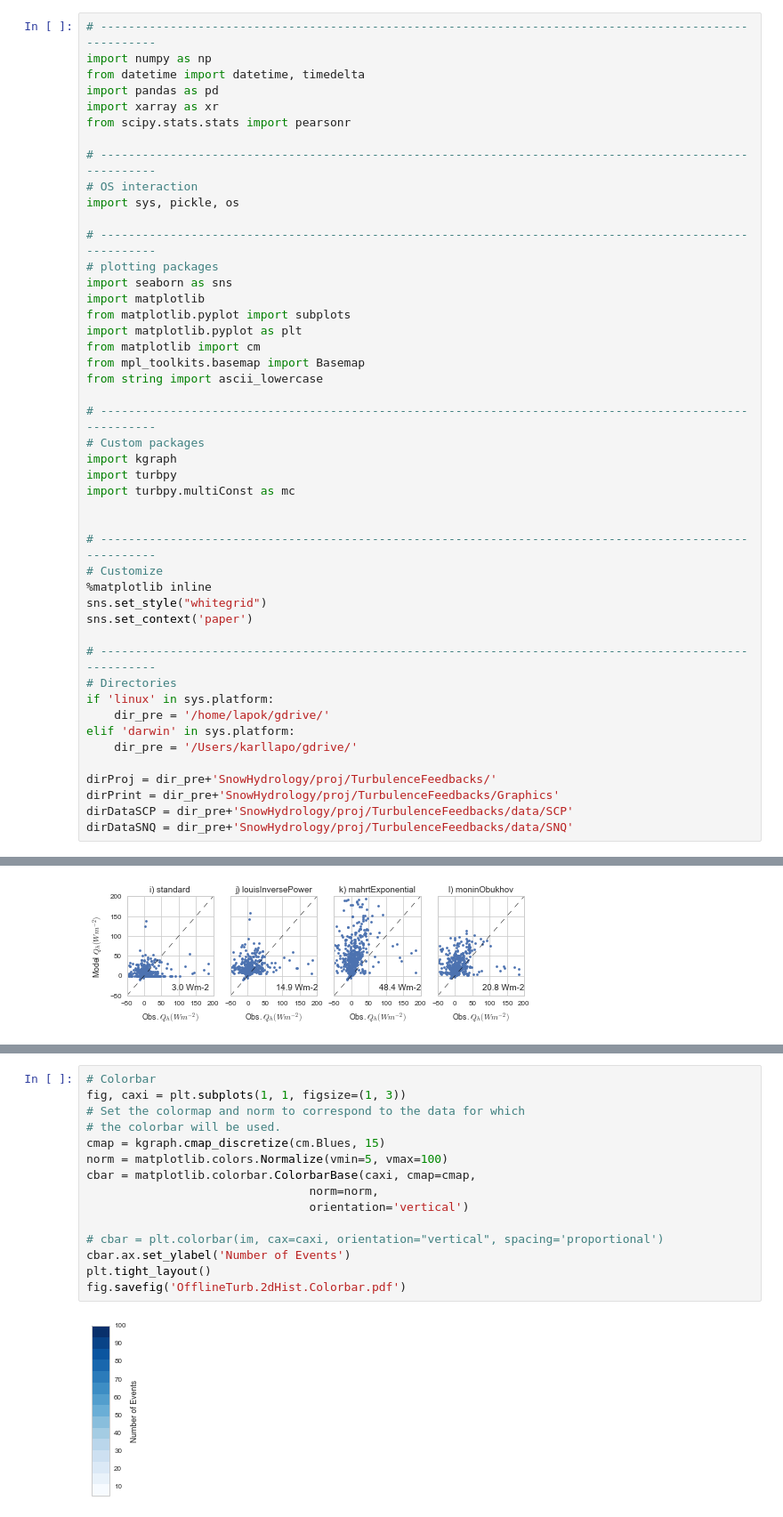
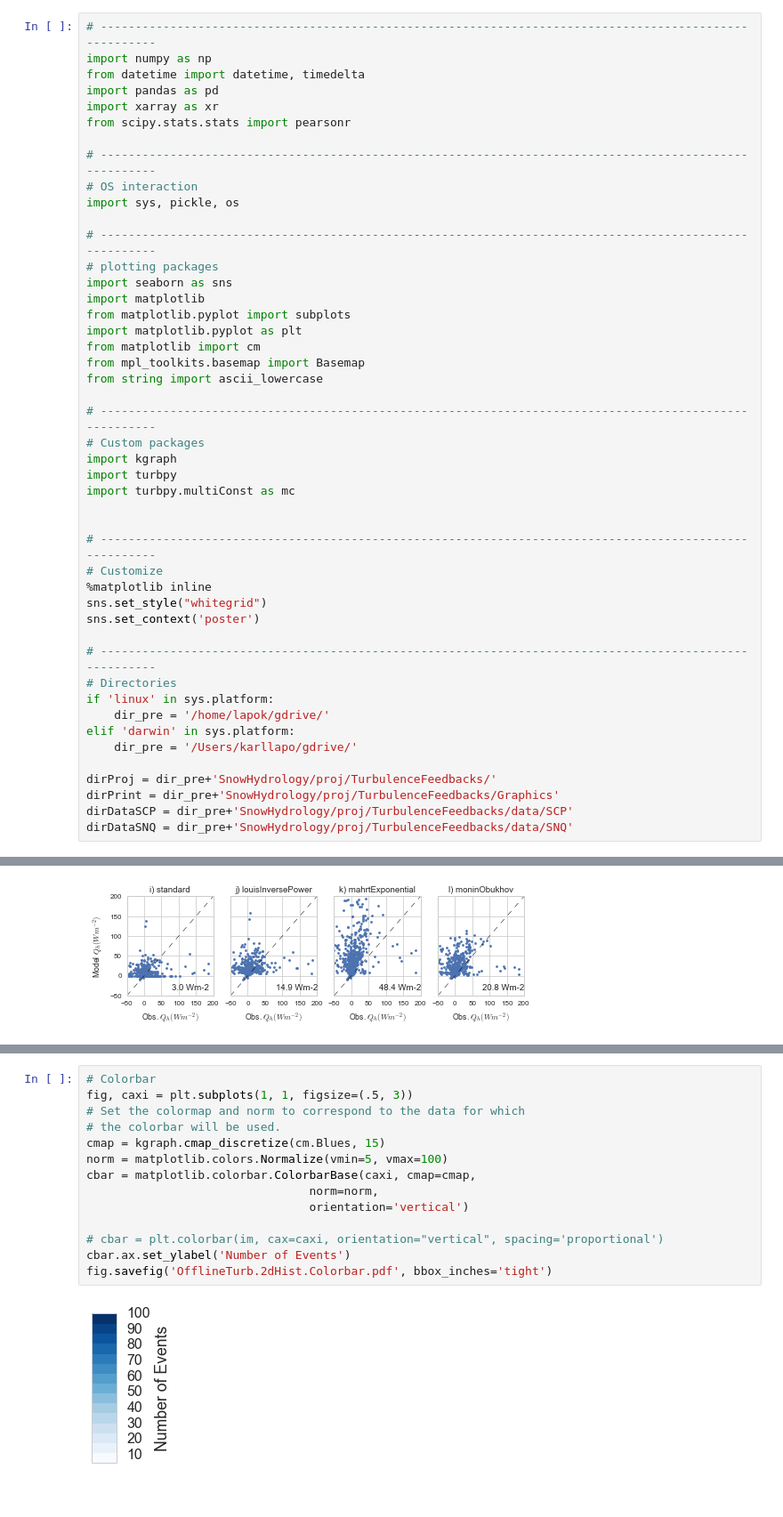
Before and after one commit to klapo/TurbulenceFeedbacks, a Jupyter notebook: TF.OfflineTurb.SCP_SNQ.Bias.ipynb, the cells around one changed output, grey strips where cells are left out. Shown at 89% size. Saved outputs shown, nothing was run; the diff lists cells and outputs as text; blank space fills up the shorter version.

```diff
--- a/TF.OfflineTurb.SCP_SNQ.Bias.ipynb
+++ b/TF.OfflineTurb.SCP_SNQ.Bias.ipynb
@@ -34,7 +34,7 @@ import turbpy.multiConst as mc
 # Customize
 %matplotlib inline
 sns.set_style("whitegrid")
-sns.set_context('paper')
+sns.set_context('poster')
 
 # -------------------------------------------------------------------------------------------------------
 # Directories
@@ -285,17 +289,16 @@ fig.savefig('OfflineTurb.SNQ.2dHist_Bias.pdf')
 # %%
 # Colorbar
-fig, caxi = plt.subplots(1, 1, figsize=(1, 3))
+fig, caxi = plt.subplots(1, 1, figsize=(.5, 3))
 # Set the colormap and norm to correspond to the data for which
 # the colorbar will be used.
 cmap = kgraph.cmap_discretize(cm.Blues, 15)
 norm = matplotlib.colors.Normalize(vmin=5, vmax=100)
 cbar = matplotlib.colorbar.ColorbarBase(caxi, cmap=cmap,
                                 norm=norm,
                                 orientation='vertical')
 
 # cbar = plt.colorbar(im, cax=caxi, orientation="vertical", spacing='proportional')
 cbar.ax.set_ylabel('Number of Events')
-plt.tight_layout()
-fig.savefig('OfflineTurb.2dHist.Colorbar.pdf')
+fig.savefig('OfflineTurb.2dHist.Colorbar.pdf', bbox_inches='tight')
 # %% [output]
-[figure, old version]
+[figure, new version]
```
Also changed, not shown: parts of 1 cell of this notebook, 2 other files.
